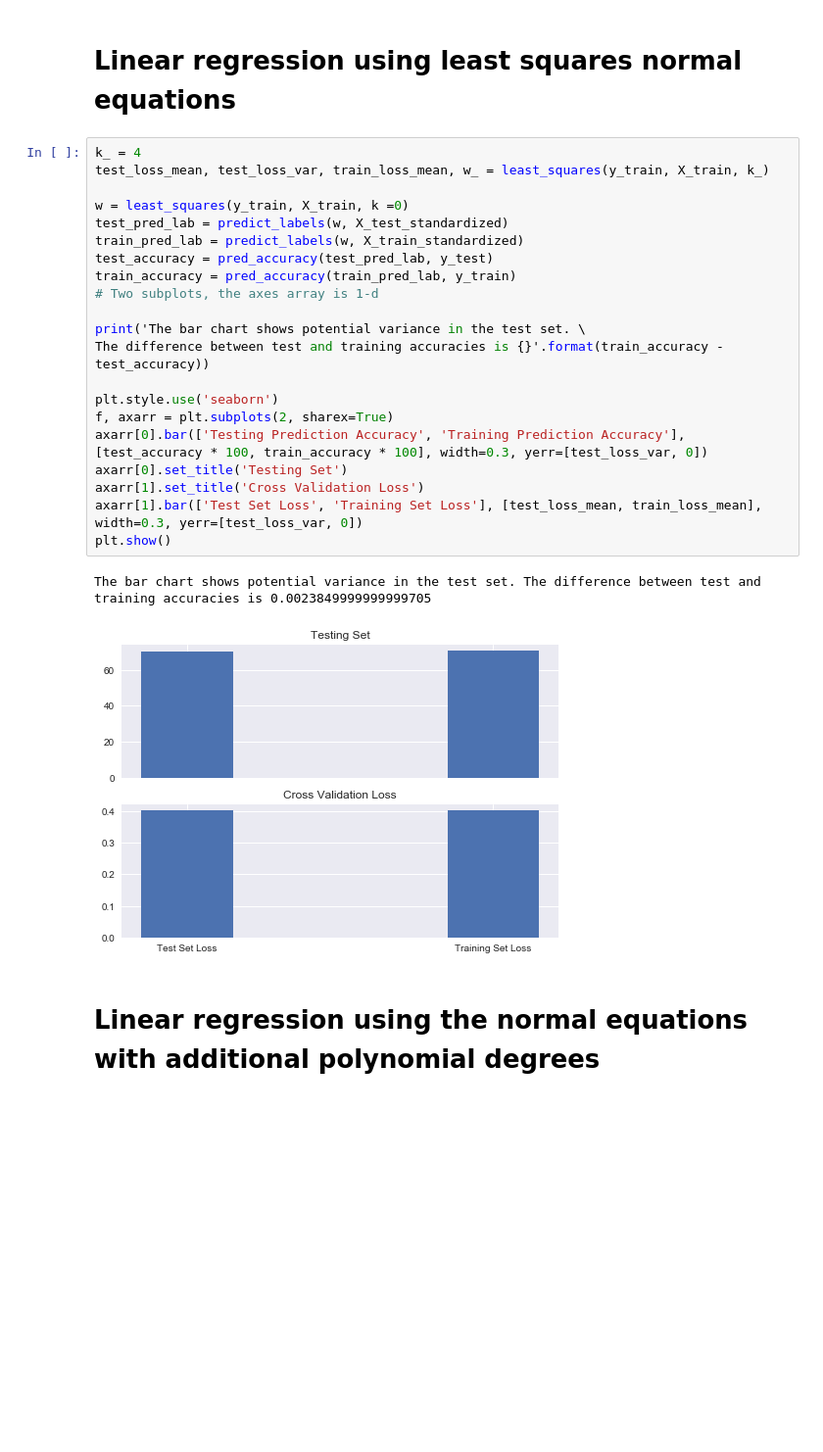
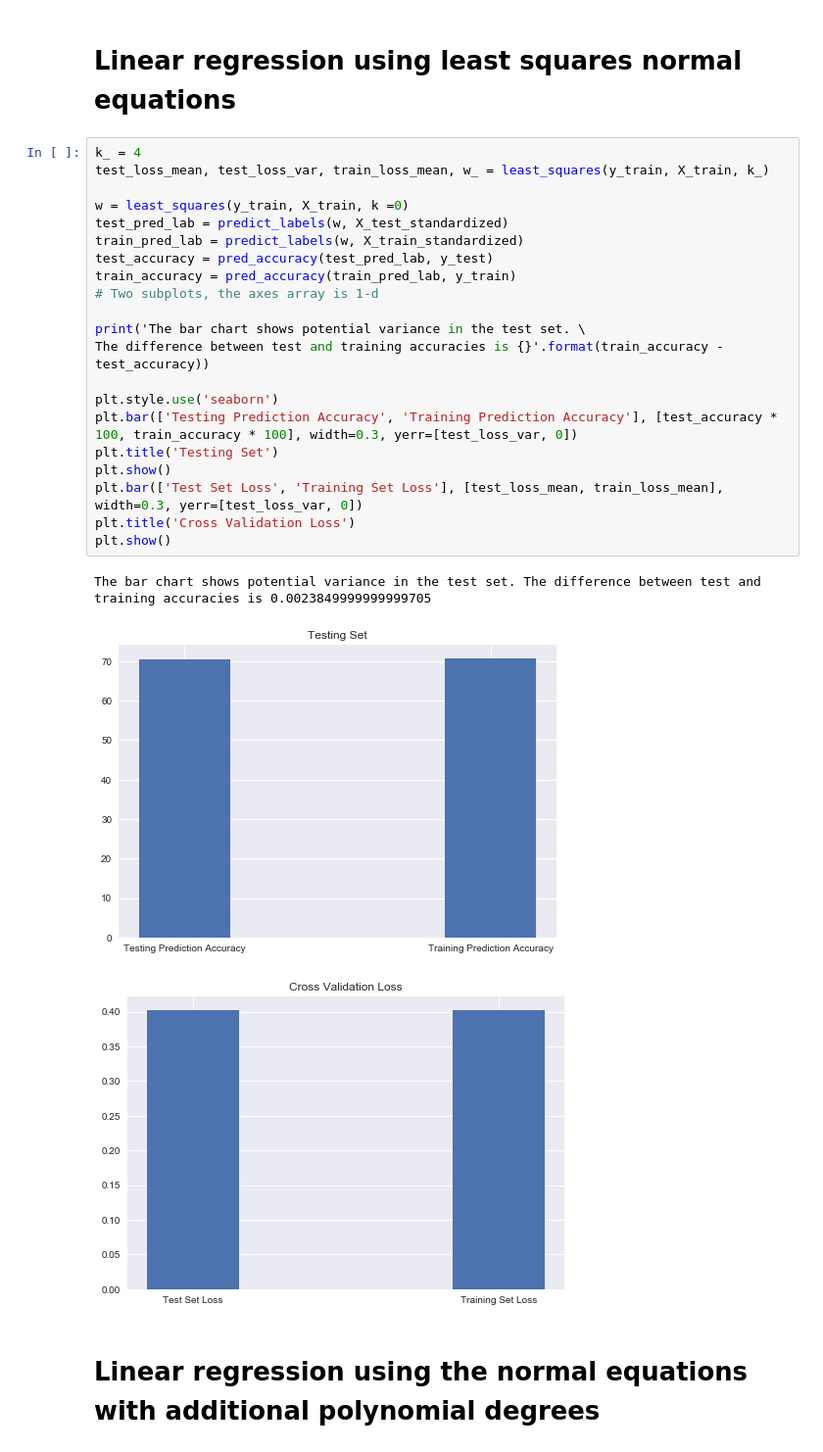
Before and after one commit to hhschede/machine_learning, a Jupyter notebook: project_1/main.ipynb, the cells around one changed output. Shown: that part at 98% size. Cells and saved outputs as stored; diff of their text form; blank space fills up the shorter version.

Commit message:
added crappy bar plot

```diff
--- a/project_1/main.ipynb
+++ b/project_1/main.ipynb
@@ -192,27 +186,28 @@ Linear regression using least squares normal equations
 # %%
 k_ = 4
 test_loss_mean, test_loss_var, train_loss_mean, w_ = least_squares(y_train, X_train, k_)
 
 w = least_squares(y_train, X_train, k =0)
 test_pred_lab = predict_labels(w, X_test_standardized)
 train_pred_lab = predict_labels(w, X_train_standardized)
 test_accuracy = pred_accuracy(test_pred_lab, y_test)
 train_accuracy = pred_accuracy(train_pred_lab, y_train)
 # Two subplots, the axes array is 1-d
 
 print('The bar chart shows potential variance in the test set. \
 The difference between test and training accuracies is {}'.format(train_accuracy - test_accuracy))
 
 plt.style.use('seaborn')
-f, axarr = plt.subplots(2, sharex=True)
-axarr[0].bar(['Testing Prediction Accuracy', 'Training Prediction Accuracy'], [test_accuracy * 100, train_accuracy * 100], width=0.3, yerr=[test_loss_var, 0])
-axarr[0].set_title('Testing Set')
-axarr[1].set_title('Cross Validation Loss')
-axarr[1].bar(['Test Set Loss', 'Training Set Loss'], [test_loss_mean, train_loss_mean], width=0.3, yerr=[test_loss_var, 0])
+plt.bar(['Testing Prediction Accuracy', 'Training Prediction Accuracy'], [test_accuracy * 100, train_accuracy * 100], width=0.3, yerr=[test_loss_var, 0])
+plt.title('Testing Set')
 plt.show()
+plt.bar(['Test Set Loss', 'Training Set Loss'], [test_loss_mean, train_loss_mean], width=0.3, yerr=[test_loss_var, 0])
+plt.title('Cross Validation Loss')
+plt.show()
 # %% [output]
 The bar chart shows potential variance in the test set. The difference between test and training accuracies is 0.0023849999999999705
-[figure, old version]
+[figure, new version]
+[figure, added]
 # %% [markdown]
 Linear regression using the normal equations with additional polynomial degrees
 ===
```
Also changed, not shown: parts of 1 cell of this notebook.
